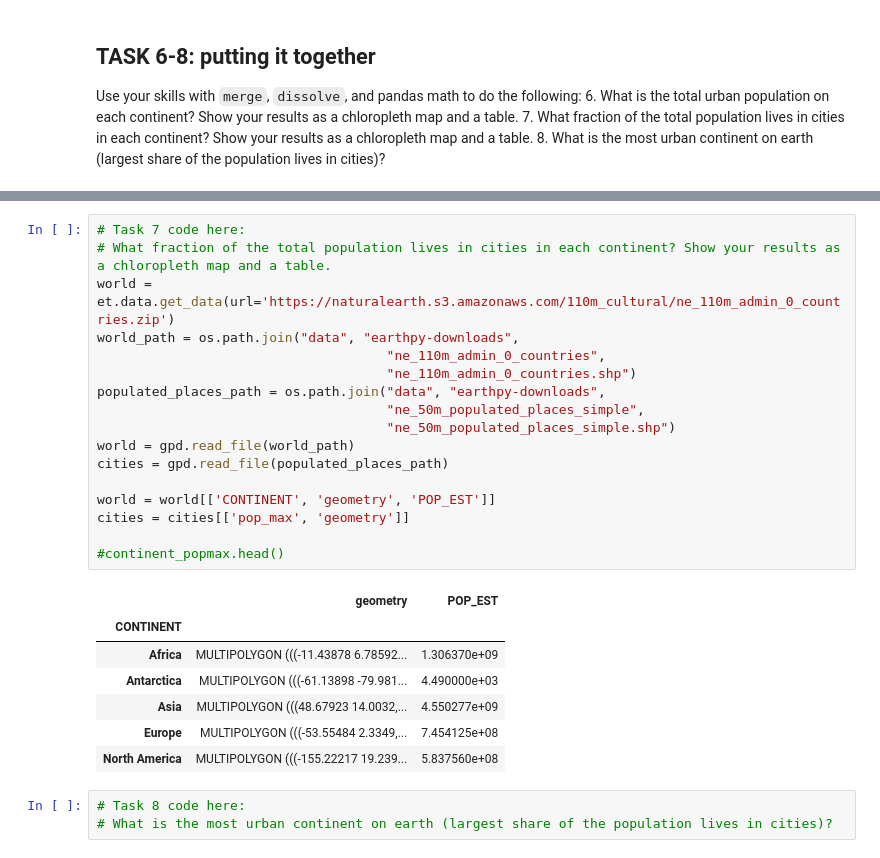
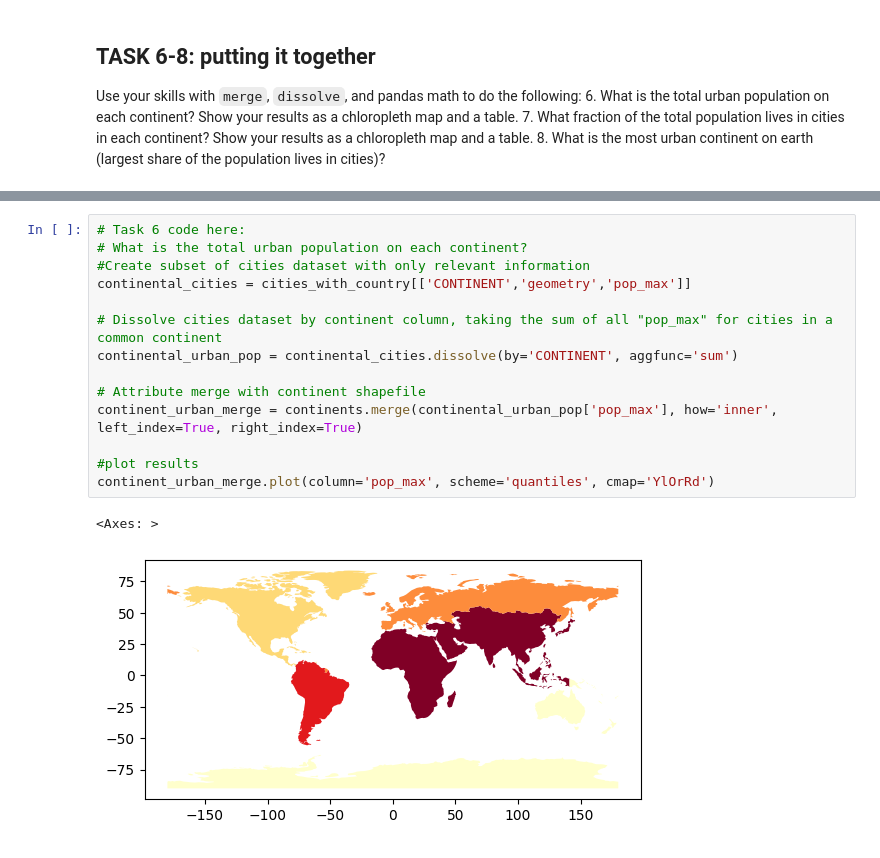
Before and after one commit to rlannder/WaterDig, a Jupyter notebook: CodeSprints/VectorData101.ipynb, the cells around one changed output, grey strips where cells are left out. Cells and saved outputs as stored; diff of their text form.

```diff
--- a/CodeSprints/VectorData101.ipynb
+++ b/CodeSprints/VectorData101.ipynb
@@ -716,28 +683,17 @@ continent_popmax.head()
-# %%
-# Task 7 code here:
-# What fraction of the total population lives in cities in each continent? Show your results as a chloropleth map and a table.
-world = et.data.get_data(url='https://naturalearth.s3.amazonaws.com/110m_cultural/ne_110m_admin_0_countries.zip')
-world_path = os.path.join("data", "earthpy-downloads",
-                                     "ne_110m_admin_0_countries",
-                                     "ne_110m_admin_0_countries.shp")
-populated_places_path = os.path.join("data", "earthpy-downloads",
-                                     "ne_50m_populated_places_simple",
-                                     "ne_50m_populated_places_simple.shp")
-world = gpd.read_file(world_path)
-cities = gpd.read_file(populated_places_path)
-
-world = world[['CONTINENT', 'geometry', 'POP_EST']]
-cities = cities[['pop_max', 'geometry']]
-
-#continent_popmax.head()
-# %% [output]
-|  | geometry | POP_EST |
-| CONTINENT |  |  |
-| Africa | MULTIPOLYGON (((-11.43878 6.78592... | 1.306370e+09 |
-| Antarctica | MULTIPOLYGON (((-61.13898 -79.981... | 4.490000e+03 |
-| Asia | MULTIPOLYGON (((48.67923 14.0032,... | 4.550277e+09 |
-| Europe | MULTIPOLYGON (((-53.55484 2.3349,... | 7.454125e+08 |
-| North America | MULTIPOLYGON (((-155.22217 19.239... | 5.837560e+08 |
-# %%
-# Task 8 code here:
-# What is the most urban continent on earth (largest share of the population lives in cities)?
+# %%
+# Task 6 code here:
+# What is the total urban population on each continent?
+#Create subset of cities dataset with only relevant information
+continental_cities = cities_with_country[['CONTINENT','geometry','pop_max']]
+
+# Dissolve cities dataset by continent column, taking the sum of all "pop_max" for cities in a common continent
+continental_urban_pop = continental_cities.dissolve(by='CONTINENT', aggfunc='sum')
+
+# Attribute merge with continent shapefile
+continent_urban_merge = continents.merge(continental_urban_pop['pop_max'], how='inner', left_index=True, right_index=True)
+
+#plot results
+continent_urban_merge.plot(column='pop_max', scheme='quantiles', cmap='YlOrRd')
+# %% [output]
+<Axes: >
+[figure, added]
```
Also changed, not shown: parts of 3 cells of this notebook, 1 other file.
